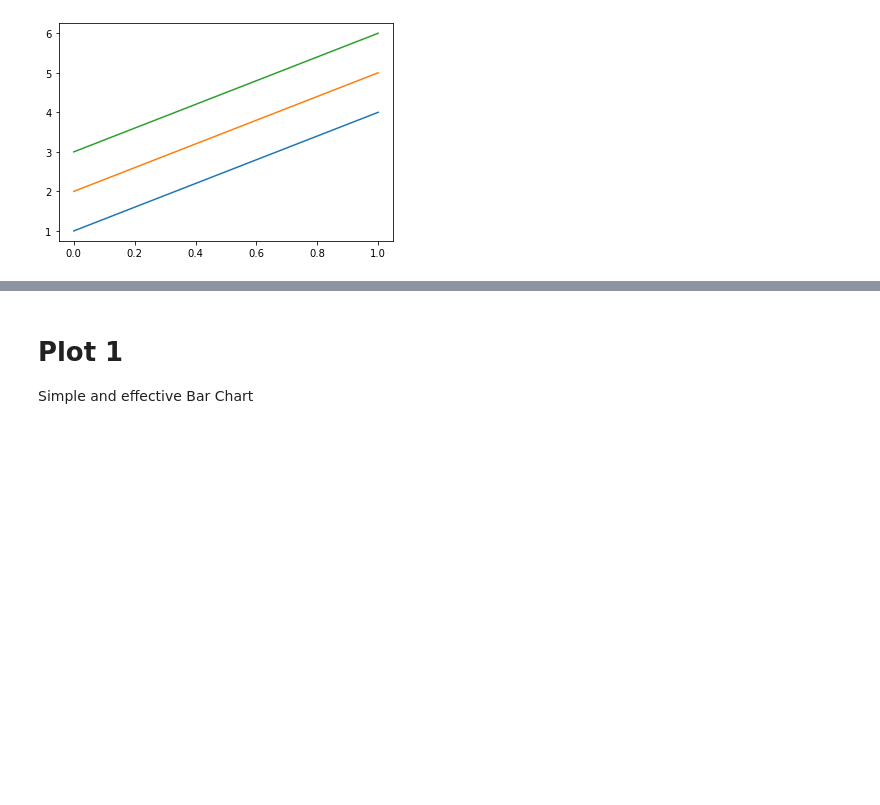
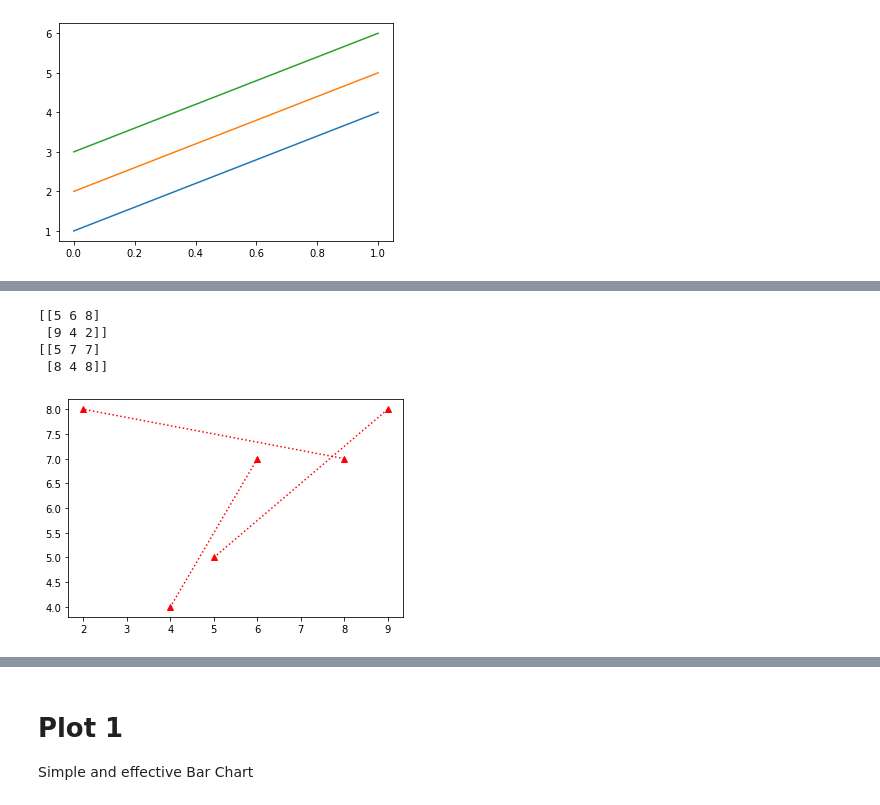
Before and after one commit to Cossie01/Fundamentals-of-Data-Analysis-Assessment, a Jupyter notebook: pyplot.ipynb, the cells around one changed output, grey strips where cells are left out. Cells and saved outputs as stored; diff of their text form; code cells hidden in the pictures; blank space fills up the shorter version.

```diff
--- a/pyplot.ipynb
+++ b/pyplot.ipynb
@@ -34,0 +80,16 @@ plt.show () #calling the plot
+# %%
+#Red triangle markers
+a =np.random.randint (1,10, size =(2,3)) #giving back 3 random integers
+print (a)
+
+b =np.random.randint (1,10, size =(2,3)) #giving back 3 random integers
+print (b)
+
+plt.plot(a,b,'^r:') #red dashed lines with triangles as the points.
+plt.show()
+# %% [output]
+[[5 6 8]
+ [9 4 2]]
+[[5 7 7]
+ [8 4 8]]
+[figure, added]
```
Also changed, not shown: parts of 12 cells of this notebook, 1 other file.
